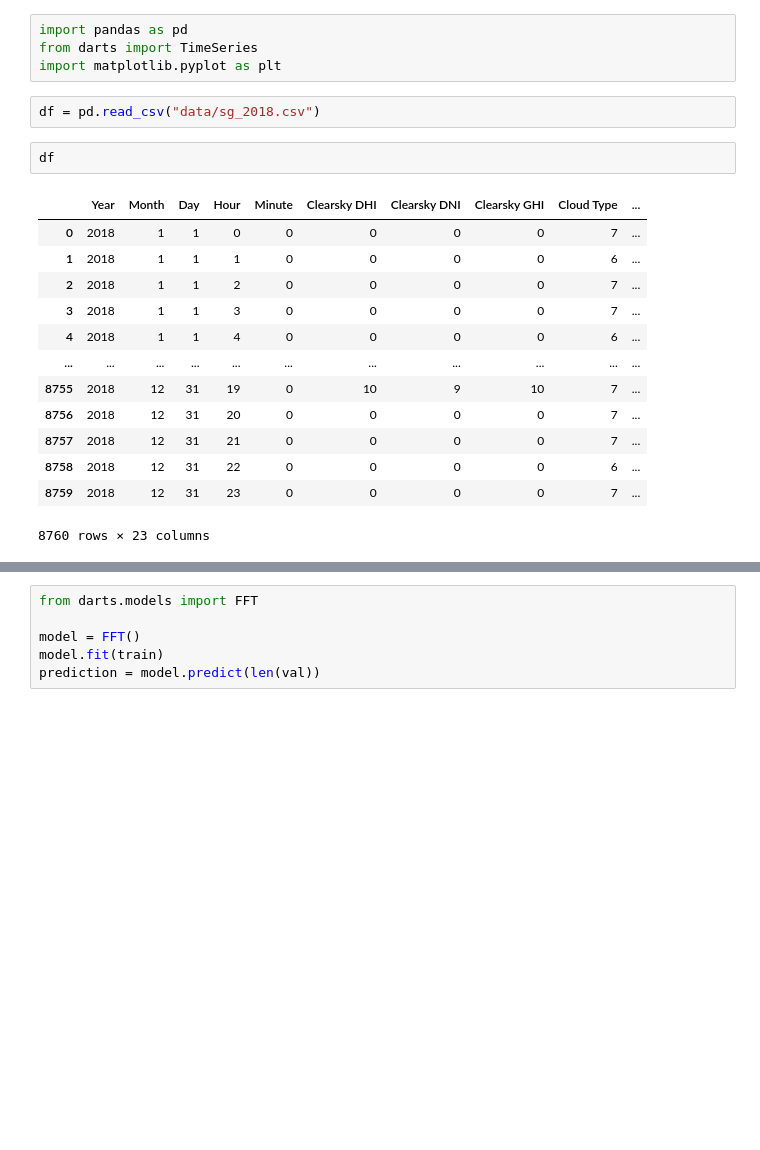
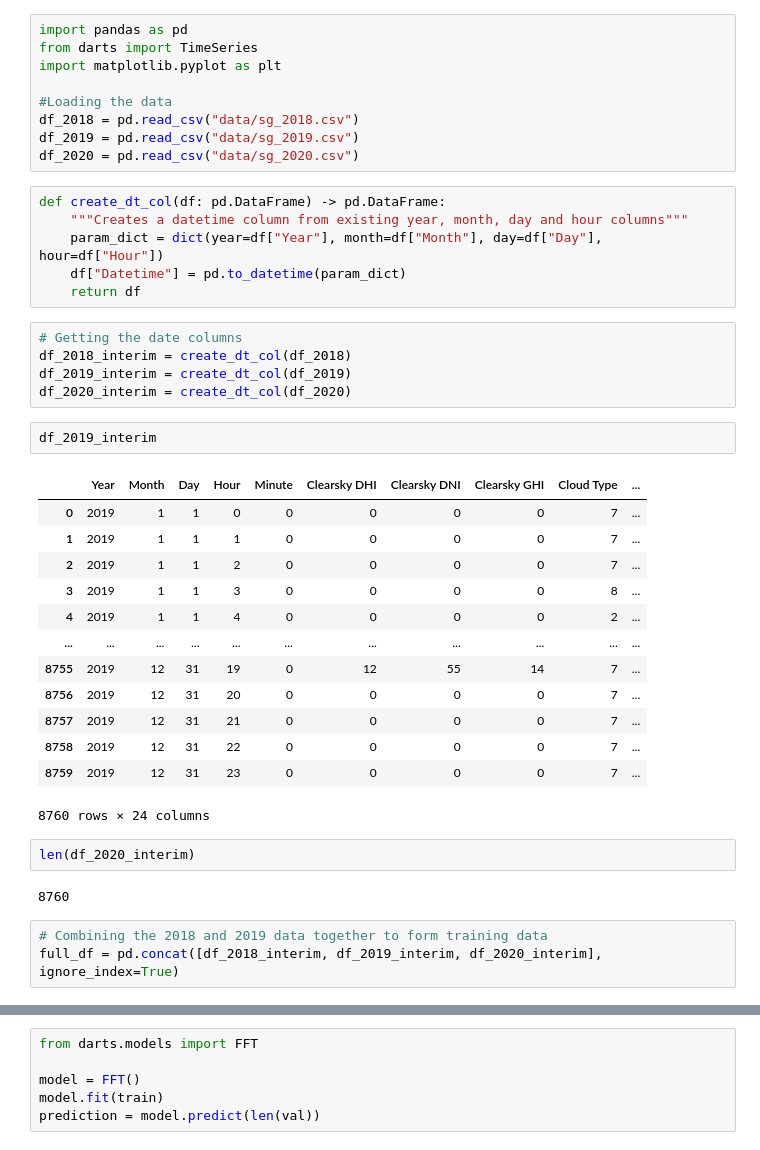
Before and after one commit to cai-yutian/pv-modelling-mirror, a Jupyter notebook: predict-irradiance.ipynb, the cells around one changed output, grey strips where cells are left out. Cells and saved outputs as stored; diff of their text form; blank space fills up the shorter version.

```diff
--- a/predict-irradiance.ipynb
+++ b/predict-irradiance.ipynb
@@ -2,21 +2,42 @@
 import pandas as pd
 from darts import TimeSeries
 import matplotlib.pyplot as plt
+
+#Loading the data
+df_2018 = pd.read_csv("data/sg_2018.csv")
+df_2019 = pd.read_csv("data/sg_2019.csv")
+df_2020 = pd.read_csv("data/sg_2020.csv")
-# %%
-df = pd.read_csv("data/sg_2018.csv")
-# %%
-df
-# %% [output]
-|  | Year | Month | Day | Hour | Minute | Clearsky DHI | Clearsky DNI | Clearsky GHI | Cloud Type | ... |
-| 0 | 2018 | 1 | 1 | 0 | 0 | 0 | 0 | 0 | 7 | ... |
-| 1 | 2018 | 1 | 1 | 1 | 0 | 0 | 0 | 0 | 6 | ... |
-| 2 | 2018 | 1 | 1 | 2 | 0 | 0 | 0 | 0 | 7 | ... |
-| 3 | 2018 | 1 | 1 | 3 | 0 | 0 | 0 | 0 | 7 | ... |
-| 4 | 2018 | 1 | 1 | 4 | 0 | 0 | 0 | 0 | 6 | ... |
-| ... | ... | ... | ... | ... | ... | ... | ... | ... | ... | ... |
-| 8755 | 2018 | 12 | 31 | 19 | 0 | 10 | 9 | 10 | 7 | ... |
-| 8756 | 2018 | 12 | 31 | 20 | 0 | 0 | 0 | 0 | 7 | ... |
-| 8757 | 2018 | 12 | 31 | 21 | 0 | 0 | 0 | 0 | 7 | ... |
-| 8758 | 2018 | 12 | 31 | 22 | 0 | 0 | 0 | 0 | 6 | ... |
-| 8759 | 2018 | 12 | 31 | 23 | 0 | 0 | 0 | 0 | 7 | ... |
-8760 rows × 23 columns
+# %%
+def create_dt_col(df: pd.DataFrame) -> pd.DataFrame:
+    """Creates a datetime column from existing year, month, day and hour columns"""
+    param_dict = dict(year=df["Year"], month=df["Month"], day=df["Day"], hour=df["Hour"])
+    df["Datetime"] = pd.to_datetime(param_dict)
+    return df
+# %%
+# Getting the date columns
+df_2018_interim = create_dt_col(df_2018)
+df_2019_interim = create_dt_col(df_2019)
+df_2020_interim = create_dt_col(df_2020)
+# %%
+df_2019_interim
+# %% [output]
+|  | Year | Month | Day | Hour | Minute | Clearsky DHI | Clearsky DNI | Clearsky GHI | Cloud Type | ... |
+| 0 | 2019 | 1 | 1 | 0 | 0 | 0 | 0 | 0 | 7 | ... |
+| 1 | 2019 | 1 | 1 | 1 | 0 | 0 | 0 | 0 | 7 | ... |
+| 2 | 2019 | 1 | 1 | 2 | 0 | 0 | 0 | 0 | 7 | ... |
+| 3 | 2019 | 1 | 1 | 3 | 0 | 0 | 0 | 0 | 8 | ... |
+| 4 | 2019 | 1 | 1 | 4 | 0 | 0 | 0 | 0 | 2 | ... |
+| ... | ... | ... | ... | ... | ... | ... | ... | ... | ... | ... |
+| 8755 | 2019 | 12 | 31 | 19 | 0 | 12 | 55 | 14 | 7 | ... |
+| 8756 | 2019 | 12 | 31 | 20 | 0 | 0 | 0 | 0 | 7 | ... |
+| 8757 | 2019 | 12 | 31 | 21 | 0 | 0 | 0 | 0 | 7 | ... |
+| 8758 | 2019 | 12 | 31 | 22 | 0 | 0 | 0 | 0 | 7 | ... |
+| 8759 | 2019 | 12 | 31 | 23 | 0 | 0 | 0 | 0 | 7 | ... |
+8760 rows × 24 columns
+# %%
+len(df_2020_interim)
+# %% [output]
+8760
+# %%
+# Combining the 2018 and 2019 data together to form training data
+full_df = pd.concat([df_2018_interim, df_2019_interim, df_2020_interim], ignore_index=True)
```
Also changed, not shown: parts of 14 cells of this notebook.
